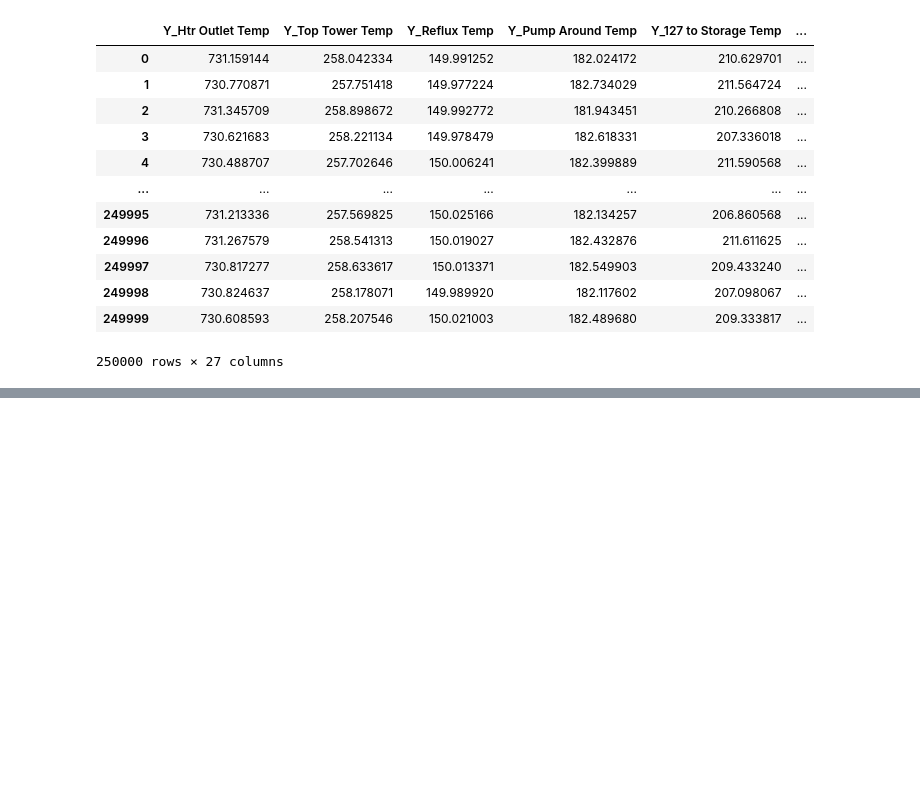
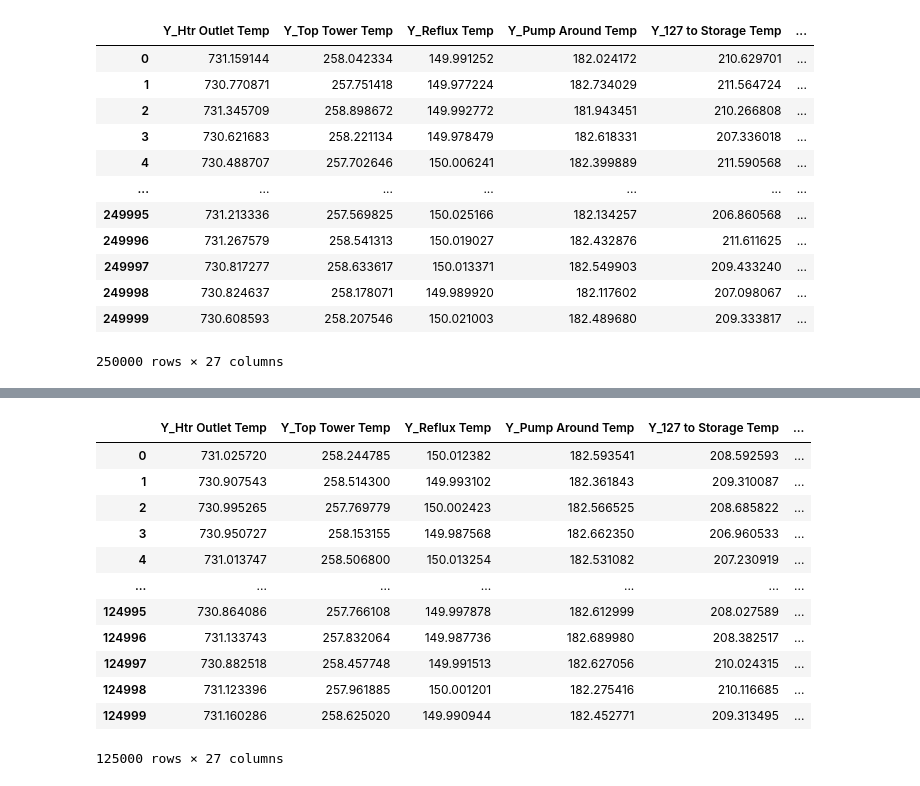
Before and after one commit to JPHebert32/MPO, a Jupyter notebook: Simulated_Data.ipynb, the cells around one changed output, grey strips where cells are left out. Cells and saved outputs as stored; diff of their text form; code cells hidden in the pictures; blank space fills up the shorter version.

Commit message:
More Simulations

```diff
--- a/Simulated_Data.ipynb
+++ b/Simulated_Data.ipynb
@@ -304,0 +307,4 @@ sim_250K_df.to_csv('Resources/simulated_250K_data.csv',index=False)
+# %%
+data_file = 'Resources/sim_250K_describe.csv'
+data_df = pd.read_csv(data_file)
+data_df
@@ -304,0 +322,8 @@ sim_250K_df.to_csv('Resources/simulated_250K_data.csv',index=False)
+# %%
+k = 125000 # number of simulations
+
+s = np.random.uniform(data_df.loc[0,"Y_Htr Outlet Temp"] - data_df.loc[1,"Y_Htr Outlet Temp"], data_df.loc[0,"Y_Htr Outlet Temp"] + data_df.loc[1,"Y_Htr Outlet Temp"], k)
+sim_125K_df = pd.DataFrame(s, columns = ['Y_Htr Outlet Temp'])
+
+# displaying random integers in data frame
+sim_125K_df.head()
@@ -304,0 +337,43 @@ sim_250K_df.to_csv('Resources/simulated_250K_data.csv',index=False)
+# %%
+sim_125K_df['Y_Top Tower Temp'] = np.random.uniform(data_df.loc[0, 'Y_Top Tower Temp'] - data_df.loc[1, 'Y_Top Tower Temp'], data_df.loc[0, 'Y_Top Tower Temp'] + data_df.loc[1, 'Y_Top Tower Temp'], k)
+sim_125K_df['Y_Reflux Temp'] = np.random.uniform(data_df.loc[0, 'Y_Reflux Temp'] - data_df.loc[1, 'Y_Reflux Temp'], data_df.loc[0, 'Y_Reflux Temp'] + data_df.loc[1,'Y_Reflux Temp'], k)
+sim_125K_df['Y_Pump Around Temp'] = np.random.uniform(data_df.loc[0, 'Y_Pump Around Temp'] - data_df.loc[1, 'Y_Pump Around Temp'], data_df.loc[0, 'Y_Pump Around Temp'] + data_df.loc[1, 'Y_Pump Around Temp'], k)
+sim_125K_df['Y_127 to Storage Temp'] = np.random.uniform(data_df.loc[0, 'Y_127 to Storage Temp'] - data_df.loc[1, 'Y_127 to Storage Temp'], data_df.loc[0, 'Y_127 to Storage Temp'] + data_df.loc[1, 'Y_127 to Storage Temp'], k)
+sim_125K_df['Y_140 to Storage Temp'] = np.random.uniform(data_df.loc[0, 'Y_140 to Storage Temp'] - data_df.loc[1, 'Y_140 to Storage Temp'], data_df.loc[0, 'Y_140 to Storage Temp'] + data_df.loc[1, 'Y_140 to Storage Temp'], k)
+sim_125K_df['Y_152 to Storage Temp'] = np.random.uniform(data_df.loc[0, 'Y_152 to Storage Temp'] - data_df.loc[1, 'Y_152 to Storage Temp'], data_df.loc[0, 'Y_152 to Storage Temp'] + data_df.loc[1, 'Y_152 to Storage Temp'], k)
+sim_125K_df['Y_160 to Storage Temp'] = np.random.uniform(data_df.loc[0, 'Y_160 to Storage Temp'] - data_df.loc[1, 'Y_160 to Storage Temp'], data_df.loc[0, 'Y_160 to Storage Temp'] + data_df.loc[1, 'Y_160 to Storage Temp'], k)
+sim_125K_df['Y_VTB to Storage Temp'] = np.random.uniform(data_df.loc[0, 'Y_VTB to Storage Temp'] - data_df.loc[1, 'Y_VTB to Storage Temp'], data_df.loc[0, 'Y_VTB to Storage Temp'] + data_df.loc[1, 'Y_VTB to Storage Temp'], k)
+sim_125K_df['Y_127 Strip Lvl Pcnt'] = np.random.uniform(data_df.loc[0, 'Y_127 Strip Lvl Pcnt'] - data_df.loc[1, 'Y_127 Strip Lvl Pcnt'], data_df.loc[0, 'Y_127 Strip Lvl Pcnt'] + data_df.loc[1, 'Y_127 Strip Lvl Pcnt'], k)
+sim_125K_df['Y_140 Strip Lvl Pcnt'] = np.random.uniform(data_df.loc[0, 'Y_140 Strip Lvl Pcnt'] - data_df.loc[1, 'Y_140 Strip Lvl Pcnt'], data_df.loc[0, 'Y_140 Strip Lvl Pcnt'] + data_df.loc[1, 'Y_140 Strip Lvl Pcnt'], k)
+sim_125K_df['Y_152 Strip Lvl Pcnt'] = np.random.uniform(data_df.loc[0, 'Y_152 Strip Lvl Pcnt'] - data_df.loc[1, 'Y_152 Strip Lvl Pcnt'], data_df.loc[0, 'Y_152 Strip Lvl Pcnt'] + data_df.loc[1, 'Y_152 Strip Lvl Pcnt'], k)
+sim_125K_df['Y_160 Strip Lvl Pcnt'] = np.random.uniform(data_df.loc[0, 'Y_160 Strip Lvl Pcnt'] - data_df.loc[1, 'Y_160 Strip Lvl Pcnt'], data_df.loc[0, 'Y_160 Strip Lvl Pcnt'] + data_df.loc[1, 'Y_160 Strip Lvl Pcnt'], k)
+sim_125K_df['Y_Vacuum Charge Flow'] = np.random.uniform(data_df.loc[0, 'Y_Vacuum Charge Flow'] - data_df.loc[1, 'Y_Vacuum Charge Flow'], data_df.loc[0, 'Y_Vacuum Charge Flow'] + data_df.loc[1, 'Y_Vacuum Charge Flow'], k)
+sim_125K_df['Y_REFLUX'] = np.random.uniform(data_df.loc[0, 'Y_REFLUX'] - data_df.loc[1, 'Y_REFLUX'], data_df.loc[0, 'Y_REFLUX'] + data_df.loc[1, 'Y_REFLUX'], k)
+sim_125K_df['Y_PUMP AROUND'] =  np.random.uniform(data_df.loc[0, 'Y_PUMP AROUND'] - data_df.loc[1, 'Y_PUMP AROUND'], data_df.loc[0, 'Y_PUMP AROUND'] + data_df.loc[1, 'Y_PUMP AROUND'], k)
+sim_125K_df['Y_Wash Flow'] = np.random.uniform(data_df.loc[0, 'Y_Wash Flow'] - data_df.loc[1, 'Y_Wash Flow'], data_df.loc[0, 'Y_Wash Flow'] + data_df.loc[1, 'Y_Wash Flow'], k)
+sim_125K_df['Y_127 to Storage Flow'] = np.random.uniform(data_df.loc[0, 'Y_127 to Storage Flow'] - data_df.loc[1, 'Y_127 to Storage Flow'], data_df.loc[0, 'Y_127 to Storage Flow'] + data_df.loc[1, 'Y_127 to Storage Flow'], k)
+sim_125K_df['Y_140 to Storage Flow'] = np.random.uniform(data_df.loc[0, 'Y_140 to Storage Flow'] - data_df.loc[1, 'Y_140 to Storage Flow'], data_df.loc[0, 'Y_140 to Storage Flow'] + data_df.loc[1, 'Y_140 to Storage Flow'], k)
+sim_125K_df['Y_152 to Storage Flow'] = np.random.uniform(data_df.loc[0, 'Y_152 to Storage Flow'] - data_df.loc[1, 'Y_152 to Storage Flow'], data_df.loc[0, 'Y_152 to Storage Flow'] + data_df.loc[1, 'Y_152 to Storage Flow'], k)
+sim_125K_df['Y_160 to Storage Flow'] = np.random.uniform(data_df.loc[0, 'Y_160 to Storage Flow'] - data_df.loc[1, 'Y_160 to Storage Flow'], data_df.loc[0, 'Y_160 to Storage Flow'] + data_df.loc[1, 'Y_160 to Storage Flow'], k)
+sim_125K_df['Y_8TH TUBE'] = np.random.uniform(data_df.loc[0, 'Y_8TH TUBE'] - data_df.loc[1, 'Y_8TH TUBE'], data_df.loc[0, 'Y_8TH TUBE'] + data_df.loc[1, 'Y_8TH TUBE'], k)
+sim_125K_df['Y_Stripping Steam Tower Flow'] = np.random.uniform(data_df.loc[0, 'Y_Stripping Steam Tower Flow'] - data_df.loc[1, 'Y_Stripping Steam Tower Flow'], data_df.loc[0, 'Y_Stripping Steam Tower Flow'] + data_df.loc[1, 'Y_Stripping Steam Tower Flow'], k)
+sim_125K_df['Y_127 Stripping Stream Flow'] = np.random.uniform(data_df.loc[0, 'Y_127 Stripping Stream Flow'] - data_df.loc[1, 'Y_127 Stripping Stream Flow'], data_df.loc[0, 'Y_127 Stripping Stream Flow'] + data_df.loc[1, 'Y_127 Stripping Stream Flow'], k)
+sim_125K_df['Y_140 Stripping Stream Flow'] = np.random.uniform(data_df.loc[0, 'Y_140 Stripping Stream Flow'] - data_df.loc[1, 'Y_140 Stripping Stream Flow'], data_df.loc[0, 'Y_140 Stripping Stream Flow'] + data_df.loc[1, 'Y_140 Stripping Stream Flow'], k)
+sim_125K_df['Y_152 Stripping Stream Flow'] = np.random.uniform(data_df.loc[0, 'Y_152 Stripping Stream Flow'] - data_df.loc[1, 'Y_152 Stripping Stream Flow'], data_df.loc[0, 'Y_152 Stripping Stream Flow'] + data_df.loc[1, 'Y_152 Stripping Stream Flow'], k)
+sim_125K_df['Y_160 Stripping Stream Flow'] = np.random.uniform(data_df.loc[0, 'Y_160 Stripping Stream Flow'] - data_df.loc[1, 'Y_160 Stripping Stream Flow'], data_df.loc[0, 'Y_160 Stripping Stream Flow'] + data_df.loc[1, 'Y_160 Stripping Stream Flow'], k)
+# %%
+sim_125K_df
+# %% [output]
+|  | Y_Htr Outlet Temp | Y_Top Tower Temp | Y_Reflux Temp | Y_Pump Around Temp | Y_127 to Storage Temp | ... |
+| 0 | 731.025720 | 258.244785 | 150.012382 | 182.593541 | 208.592593 | ... |
+| 1 | 730.907543 | 258.514300 | 149.993102 | 182.361843 | 209.310087 | ... |
+| 2 | 730.995265 | 257.769779 | 150.002423 | 182.566525 | 208.685822 | ... |
+| 3 | 730.950727 | 258.153155 | 149.987568 | 182.662350 | 206.960533 | ... |
+| 4 | 731.013747 | 258.506800 | 150.013254 | 182.531082 | 207.230919 | ... |
+| ... | ... | ... | ... | ... | ... | ... |
+| 124995 | 730.864086 | 257.766108 | 149.997878 | 182.612999 | 208.027589 | ... |
+| 124996 | 731.133743 | 257.832064 | 149.987736 | 182.689980 | 208.382517 | ... |
+| 124997 | 730.882518 | 258.457748 | 149.991513 | 182.627056 | 210.024315 | ... |
+| 124998 | 731.123396 | 257.961885 | 150.001201 | 182.275416 | 210.116685 | ... |
+| 124999 | 731.160286 | 258.625020 | 149.990944 | 182.452771 | 209.313495 | ... |
+125000 rows × 27 columns
```
Also changed, not shown: parts of 5 cells of this notebook, 1 other file.
